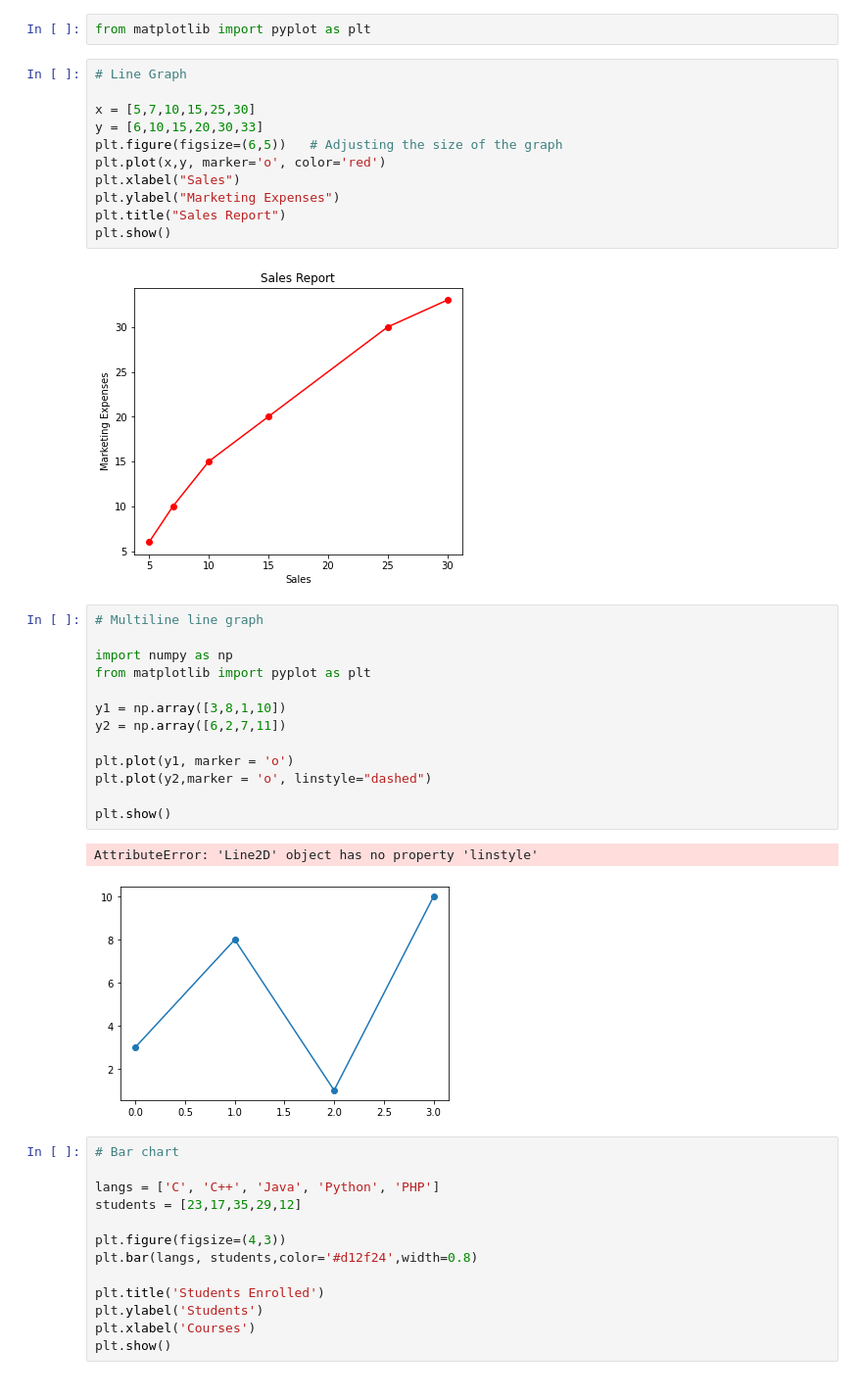
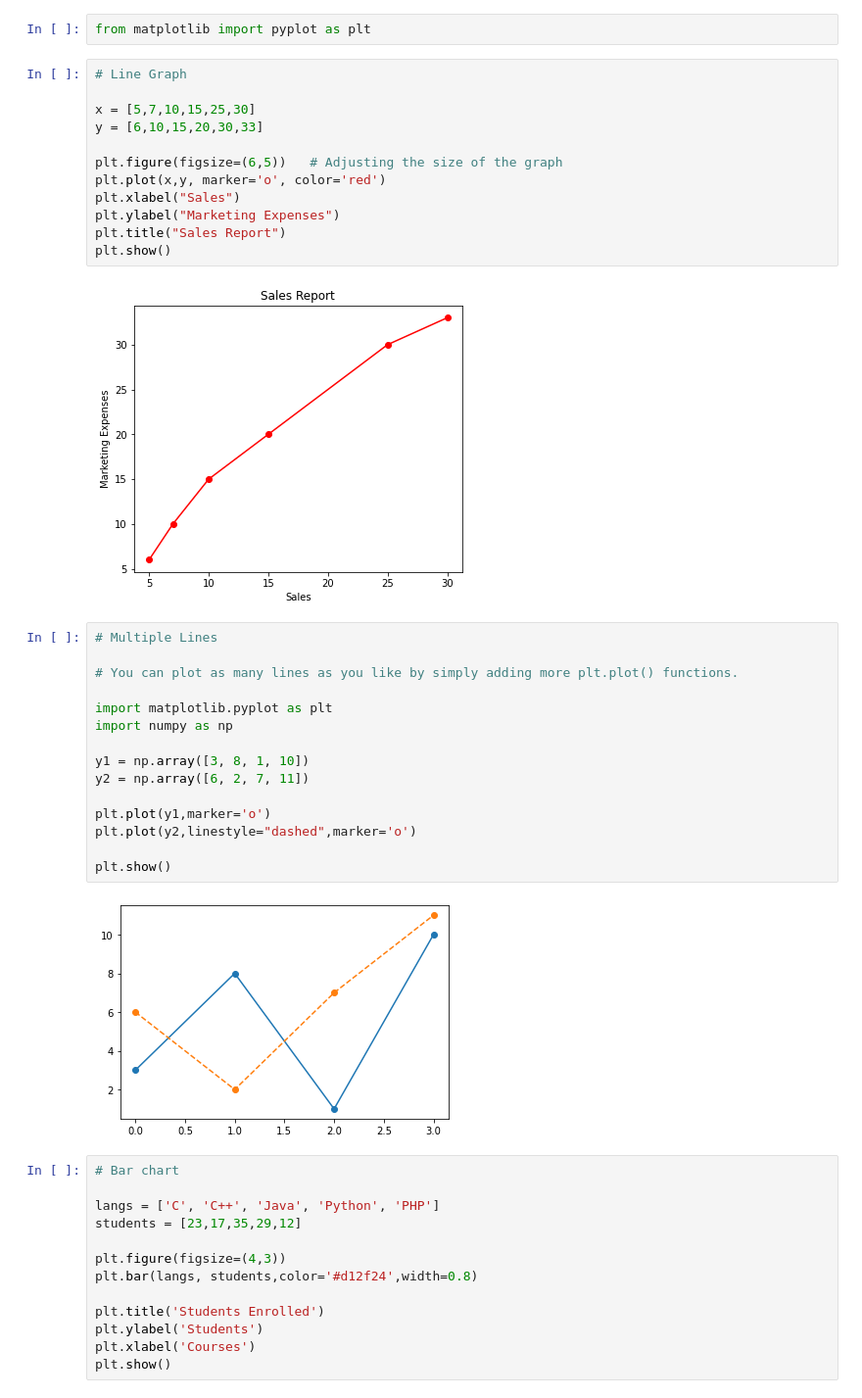
Before and after one commit to sanazjamloo/data-science-with-python, a Jupyter notebook: Matplotlib.ipynb, the cells around one changed output. Shown: that part at 98% size. Cells and saved outputs as stored; diff of their text form.

Commit message:
update matplotlib

```diff
--- a/Matplotlib.ipynb
+++ b/Matplotlib.ipynb
@@ -5,6 +5,7 @@ from matplotlib import pyplot as plt
 
 x = [5,7,10,15,25,30]
 y = [6,10,15,20,30,33]
+
 plt.figure(figsize=(6,5))   # Adjusting the size of the graph
 plt.plot(x,y, marker='o', color='red')
 plt.xlabel("Sales")
@@ -14,21 +15,22 @@ plt.show()
 # %% [output]
 [figure]
 # %%
-# Multiline line graph
+# Multiple Lines
 
+# You can plot as many lines as you like by simply adding more plt.plot() functions.
+
+import matplotlib.pyplot as plt
 import numpy as np
-from matplotlib import pyplot as plt
 
-y1 = np.array([3,8,1,10])
-y2 = np.array([6,2,7,11])
+y1 = np.array([3, 8, 1, 10])
+y2 = np.array([6, 2, 7, 11])
 
-plt.plot(y1, marker = 'o')
-plt.plot(y2,marker = 'o', linstyle="dashed")
+plt.plot(y1,marker='o')
+plt.plot(y2,linestyle="dashed",marker='o')
 
 plt.show()
 # %% [output]
-AttributeError: 'Line2D' object has no property 'linstyle'
-[figure, old version]
+[figure, new version]
 # %%
 # Bar chart
 
```
Also changed, not shown: parts of 10 cells of this notebook, 1 other file.
